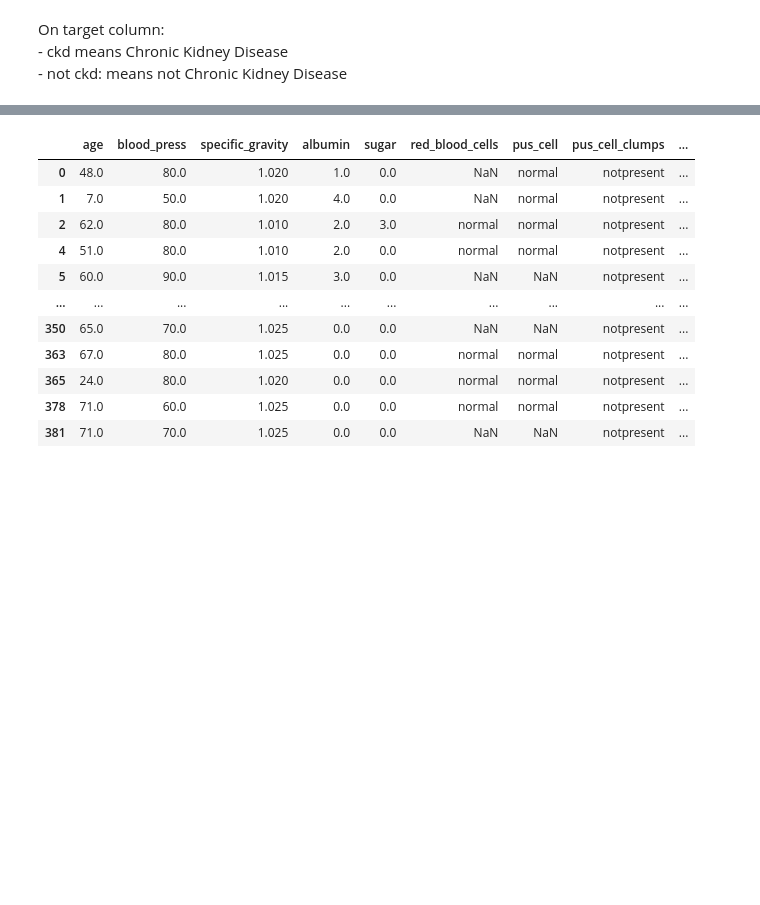
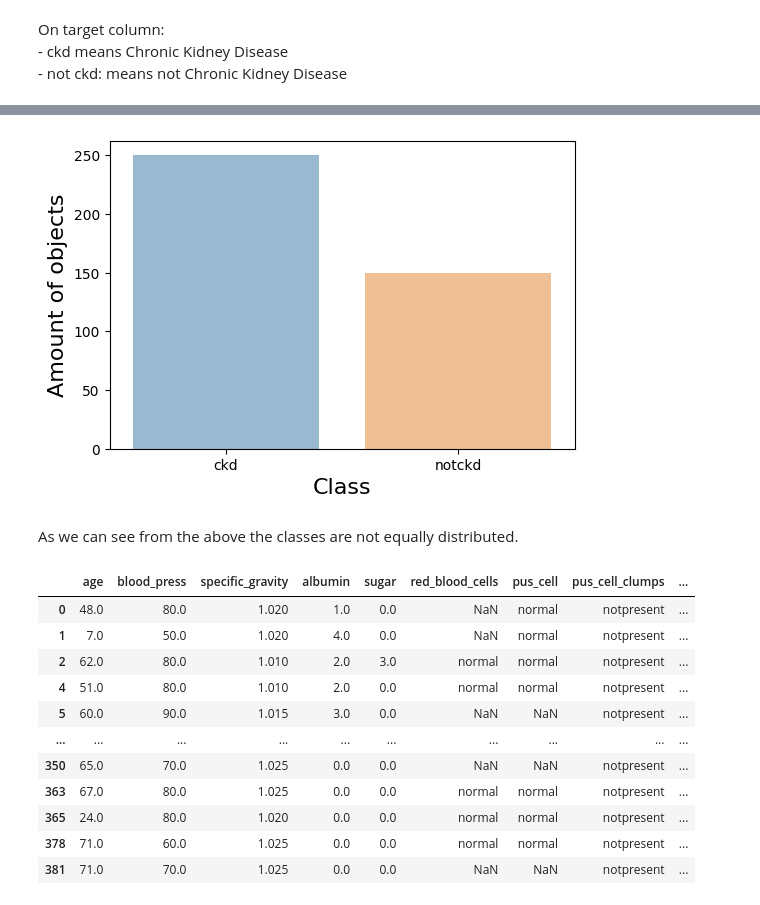
Before and after one commit to CharalamposZisis/Chronic-Kidney-Disease, a Jupyter notebook: main.ipynb, the cells around one changed output, grey strips where cells are left out. Cells and saved outputs as stored; diff of their text form; code cells hidden in the pictures; blank space fills up the shorter version.

```diff
--- a/main.ipynb
+++ b/main.ipynb
@@ -95,3 +185,17 @@ df
+# %%
+# Plot the target 's distribution
+plt.figure(figsize=(6,4))
+label_counts = df['target'].value_counts().reset_index()
+label_counts.columns = ['target', 'Count']
+sns.barplot(data=label_counts, x='target', y='Count', hue= 'target',alpha=0.5)
+plt.ylabel('Amount of objects', fontsize=16)
+plt.xlabel('Class', fontsize=16)
+plt.tight_layout
+plt.show();
+# %% [output]
+[figure, added]
+# %% [markdown]
+As we can see from the above the classes are not equally distributed.
 # %%
 # Display the rows with null values
 df1 = df[df.isna().any(axis=1)]
```
Also changed, not shown: parts of 37 cells of this notebook, 1 other file.
